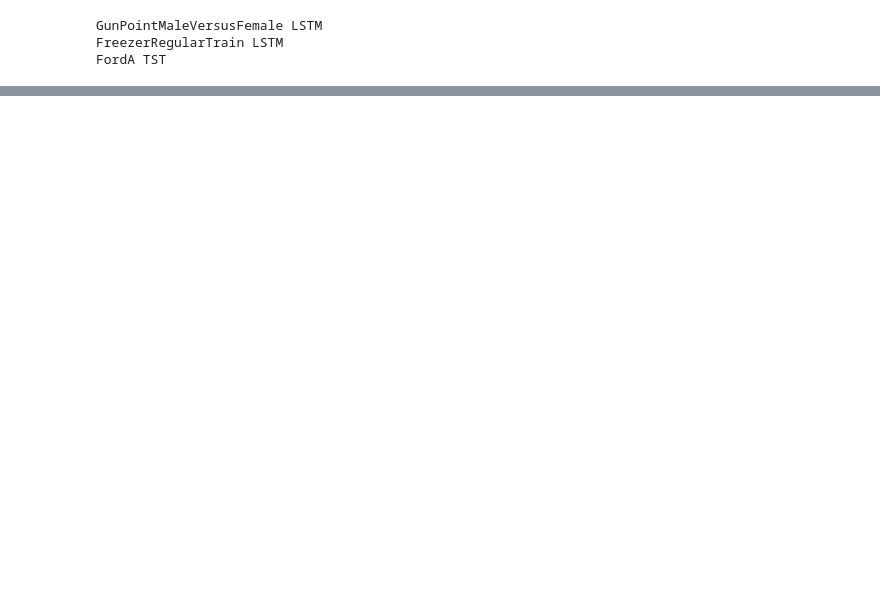
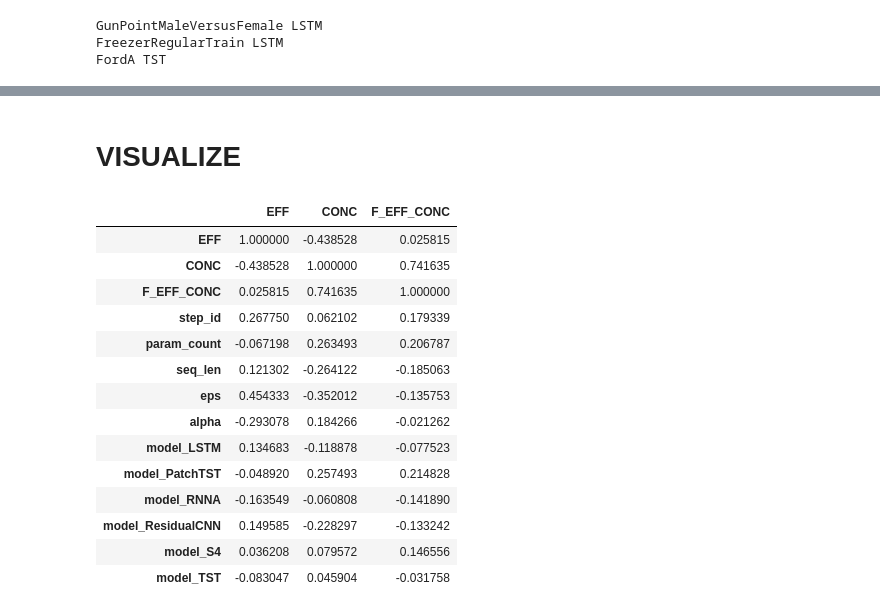
Before and after one commit to petrsokerin/Hidden_adversarial_attacks, a Jupyter notebook: notebooks/get_results.ipynb, the cells around one changed output, grey strips where cells are left out. Saved outputs shown, nothing was run; the diff lists cells and outputs as text; code cells hidden in the pictures; blank space fills up the shorter version.

```diff
--- a/notebooks/get_results.ipynb
+++ b/notebooks/get_results.ipynb
@@ -213,0 +278,15 @@ LSTM GunPointMaleVersusFemale nan
+# %%
+agg = res.reset_index(drop=True).copy(deep=True)
+# %%
+gg = agg.copy(deep=True)
+# %%
+for ds in gg['dataset'].unique():
+    gg.loc[gg[gg.dataset==ds].index, 'seq_len'] = ds_len[ds]
+
+for ds in datasets:
+    for model in models:
+        idx = gg[(gg.model==model)&(gg.dataset==ds)].index
+
+        gg.loc[idx, 'param_count'] = params.loc[model, ds]
+# %% [markdown]
+# VISUALIZE
@@ -213,0 +295,22 @@ LSTM GunPointMaleVersusFemale nan
+# %%
+table = gg[['EFF', 'CONC', 'F_EFF_CONC', 'step_id', 'param_count', 'seq_len', 'eps', 'alpha', 'model', ]]
+
+corr_table = pd.get_dummies(table, dtype=float).corr()
+# %%
+corr_table[['EFF', 'CONC', 'F_EFF_CONC']]
+# %% [output]
+|  | EFF | CONC | F_EFF_CONC |
+| EFF | 1.000000 | -0.438528 | 0.025815 |
+| CONC | -0.438528 | 1.000000 | 0.741635 |
+| F_EFF_CONC | 0.025815 | 0.741635 | 1.000000 |
+| step_id | 0.267750 | 0.062102 | 0.179339 |
+| param_count | -0.067198 | 0.263493 | 0.206787 |
+| seq_len | 0.121302 | -0.264122 | -0.185063 |
+| eps | 0.454333 | -0.352012 | -0.135753 |
+| alpha | -0.293078 | 0.184266 | -0.021262 |
+| model_LSTM | 0.134683 | -0.118878 | -0.077523 |
+| model_PatchTST | -0.048920 | 0.257493 | 0.214828 |
+| model_RNNA | -0.163549 | -0.060808 | -0.141890 |
+| model_ResidualCNN | 0.149585 | -0.228297 | -0.133242 |
+| model_S4 | 0.036208 | 0.079572 | 0.146556 |
+| model_TST | -0.083047 | 0.045904 | -0.031758 |
```
Also changed, not shown: parts of 11 cells of this notebook.
